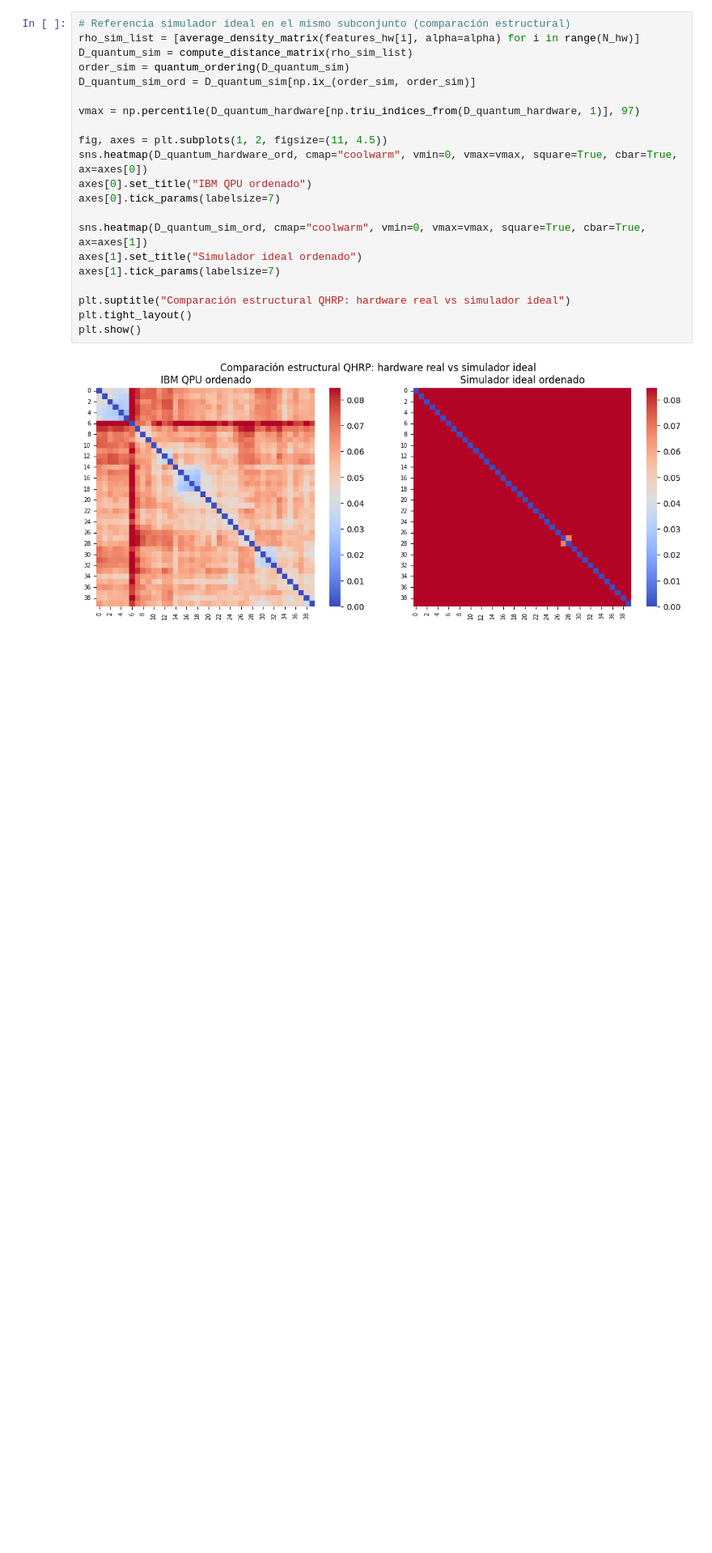
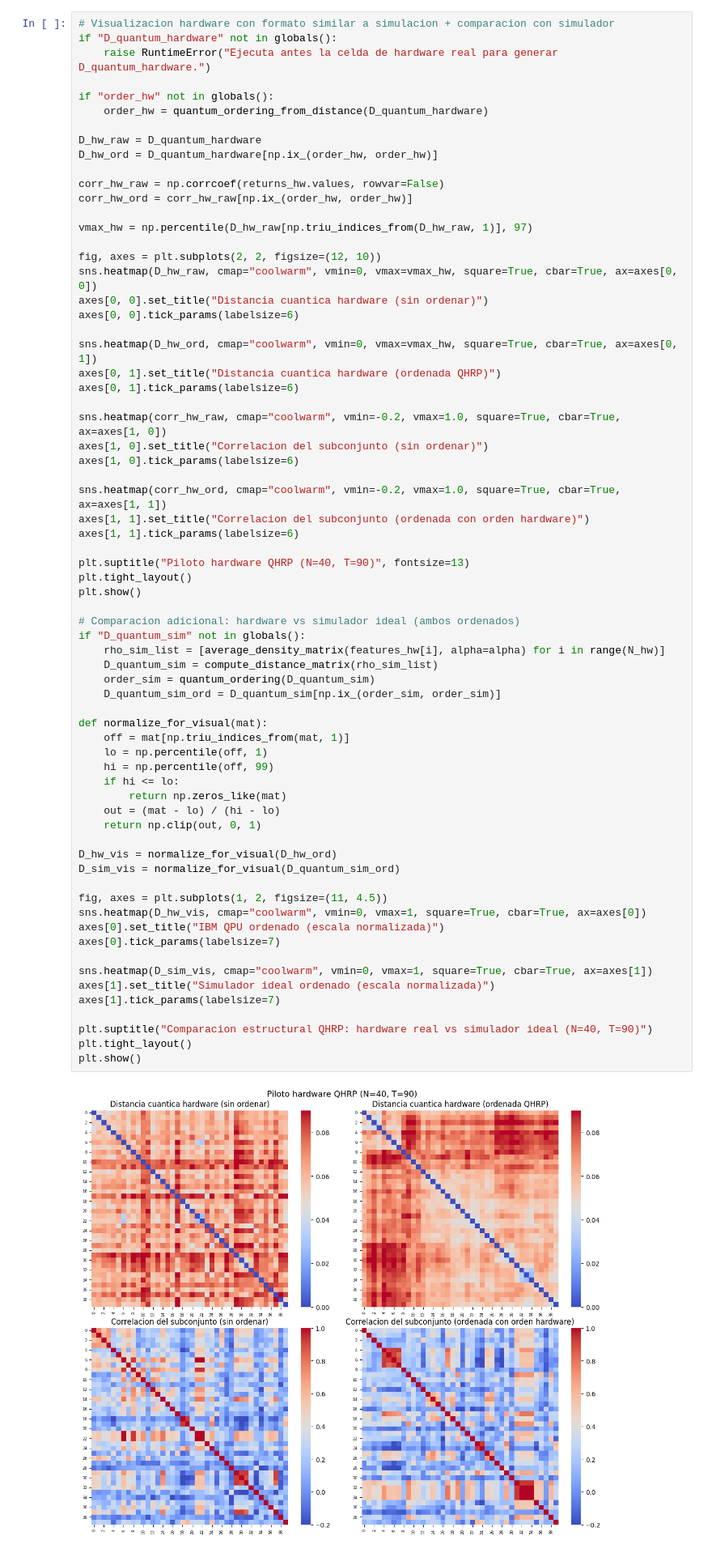
Before and after one commit to ikergs03/tfg-pricing-european-call-qae, a Jupyter notebook: src/qhrp_figure3_4/fig3_4_hardware_trial.ipynb, the cells around one changed output. Shown at 81% size. Drawn from its saved outputs; the diff is of its cells as text; blank space fills up the shorter version.

```diff
--- a/src/qhrp_figure3_4/fig3_4_hardware_trial.ipynb
+++ b/src/qhrp_figure3_4/fig3_4_hardware_trial.ipynb
@@ -129,25 +314,72 @@ print(dict(states))
 # %% [output]
 {'CANCELLED': 1, 'DONE': 29}
 # %%
-# Referencia simulador ideal en el mismo subconjunto (comparación estructural)
-rho_sim_list = [average_density_matrix(features_hw[i], alpha=alpha) for i in range(N_hw)]
-D_quantum_sim = compute_distance_matrix(rho_sim_list)
-order_sim = quantum_ordering(D_quantum_sim)
-D_quantum_sim_ord = D_quantum_sim[np.ix_(order_sim, order_sim)]
+# Visualizacion hardware con formato similar a simulacion + comparacion con simulador
+if "D_quantum_hardware" not in globals():
+    raise RuntimeError("Ejecuta antes la celda de hardware real para generar D_quantum_hardware.")
 
-vmax = np.percentile(D_quantum_hardware[np.triu_indices_from(D_quantum_hardware, 1)], 97)
+if "order_hw" not in globals():
+    order_hw = quantum_ordering_from_distance(D_quantum_hardware)
+
+D_hw_raw = D_quantum_hardware
+D_hw_ord = D_quantum_hardware[np.ix_(order_hw, order_hw)]
+
+corr_hw_raw = np.corrcoef(returns_hw.values, rowvar=False)
+corr_hw_ord = corr_hw_raw[np.ix_(order_hw, order_hw)]
+
+vmax_hw = np.percentile(D_hw_raw[np.triu_indices_from(D_hw_raw, 1)], 97)
+
+fig, axes = plt.subplots(2, 2, figsize=(12, 10))
+sns.heatmap(D_hw_raw, cmap="coolwarm", vmin=0, vmax=vmax_hw, square=True, cbar=True, ax=axes[0, 0])
+axes[0, 0].set_title("Distancia cuantica hardware (sin ordenar)")
+axes[0, 0].tick_params(labelsize=6)
+
+sns.heatmap(D_hw_ord, cmap="coolwarm", vmin=0, vmax=vmax_hw, square=True, cbar=True, ax=axes[0, 1])
+axes[0, 1].set_title("Distancia cuantica hardware (ordenada QHRP)")
+axes[0, 1].tick_params(labelsize=6)
+
+sns.heatmap(corr_hw_raw, cmap="coolwarm", vmin=-0.2, vmax=1.0, square=True, cbar=True, ax=axes[1, 0])
+axes[1, 0].set_title("Correlacion del subconjunto (sin ordenar)")
+axes[1, 0].tick_params(labelsize=6)
+
+sns.heatmap(corr_hw_ord, cmap="coolwarm", vmin=-0.2, vmax=1.0, square=True, cbar=True, ax=axes[1, 1])
+axes[1, 1].set_title("Correlacion del subconjunto (ordenada con orden hardware)")
+axes[1, 1].tick_params(labelsize=6)
+
+plt.suptitle("Piloto hardware QHRP (N=40, T=90)", fontsize=13)
+plt.tight_layout()
+plt.show()
+
+# Comparacion adicional: hardware vs simulador ideal (ambos ordenados)
+if "D_quantum_sim" not in globals():
+    rho_sim_list = [average_density_matrix(features_hw[i], alpha=alpha) for i in range(N_hw)]
+    D_quantum_sim = compute_distance_matrix(rho_sim_list)
+    order_sim = quantum_ordering(D_quantum_sim)
+    D_quantum_sim_ord = D_quantum_sim[np.ix_(order_sim, order_sim)]
+
+def normalize_for_visual(mat):
+    off = mat[np.triu_indices_from(mat, 1)]
+    lo = np.percentile(off, 1)
+    hi = np.percentile(off, 99)
+    if hi <= lo:
+        return np.zeros_like(mat)
+    out = (mat - lo) / (hi - lo)
+    return np.clip(out, 0, 1)
+
+D_hw_vis = normalize_for_visual(D_hw_ord)
+D_sim_vis = normalize_for_visual(D_quantum_sim_ord)
 
 fig, axes = plt.subplots(1, 2, figsize=(11, 4.5))
-sns.heatmap(D_quantum_hardware_ord, cmap="coolwarm", vmin=0, vmax=vmax, square=True, cbar=True, ax=axes[0])
-axes[0].set_title("IBM QPU ordenado")
+sns.heatmap(D_hw_vis, cmap="coolwarm", vmin=0, vmax=1, square=True, cbar=True, ax=axes[0])
+axes[0].set_title("IBM QPU ordenado (escala normalizada)")
 axes[0].tick_params(labelsize=7)
 
-sns.heatmap(D_quantum_sim_ord, cmap="coolwarm", vmin=0, vmax=vmax, square=True, cbar=True, ax=axes[1])
-axes[1].set_title("Simulador ideal ordenado")
+sns.heatmap(D_sim_vis, cmap="coolwarm", vmin=0, vmax=1, square=True, cbar=True, ax=axes[1])
+axes[1].set_title("Simulador ideal ordenado (escala normalizada)")
 axes[1].tick_params(labelsize=7)
 
-plt.suptitle("Comparación estructural QHRP: hardware real vs simulador ideal")
+plt.suptitle("Comparacion estructural QHRP: hardware real vs simulador ideal (N=40, T=90)")
 plt.tight_layout()
 plt.show()
 # %% [output]
-[figure, old version]
+[figure, new version]
```
Also changed, not shown: parts of 10 cells of this notebook.
